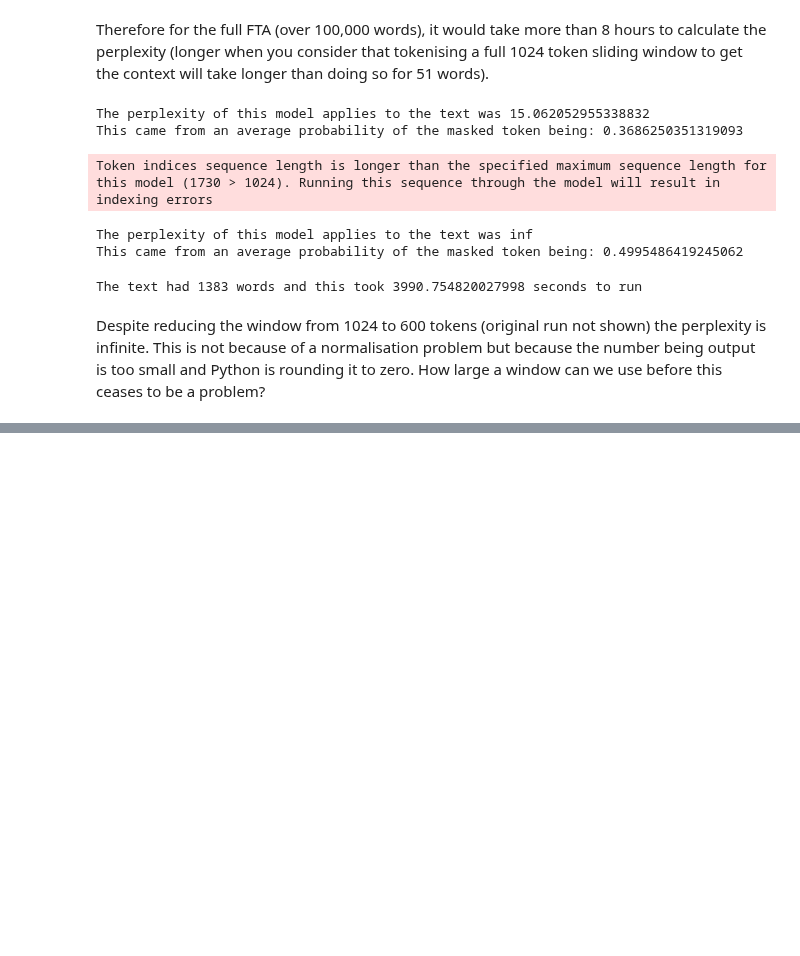
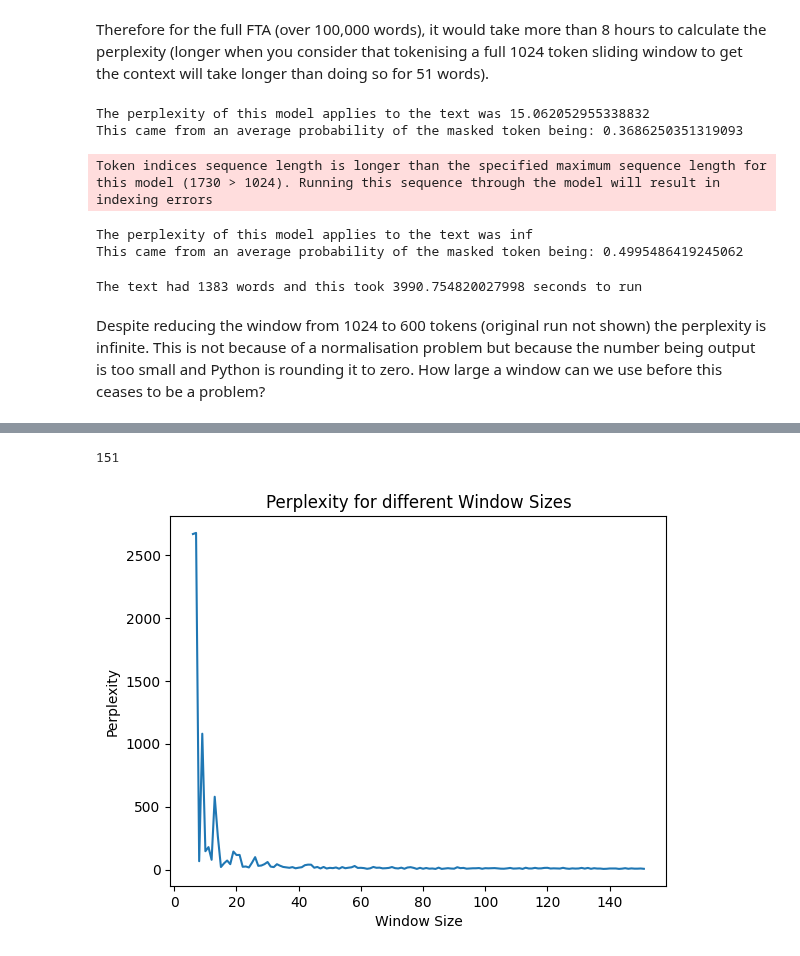
Before and after one commit to aecoaker/FTA-Summary, a Jupyter notebook: Exploring_BART_Models.ipynb, the cells around one changed output, grey strips where cells are left out. Cells and saved outputs as stored; diff of their text form; code cells hidden in the pictures; blank space fills up the shorter version.

```diff
--- a/Exploring_BART_Models.ipynb
+++ b/Exploring_BART_Models.ipynb
@@ -151,7 +151,6 @@ def perplexity(text, model = 'facebook/bart-base'):
   perplexity = prod__pp_t ** (1.0/(window_end - window_start))
   print('The perplexity of this model applies to the text was ' + str(perplexity))
   print('This came from an average probability of the masked token being: ' + str(statistics.mean(all_probs)))
-  return all_probs
 # %%
 #check this still works as expected for smaller blocks of text
 text = "After receipt by a Party's investigating authority of a properly documented application for an anti-dumping investigation or a countervailing duty investigation with respect to imports from the other Party and before initiating an investigation, the importing Party shall provide written notification to the other Party of its receipt of the application. "
@@ -165,5 +164,4 @@ text = 'For the purposes of this Chapter: “bilateral safeguard measure” mean
-start = time.perf_counter()
-all_probs = perplexity(text)
+start = time.perf_counter()perplexity(text)
 end = time.perf_counter()
 # %% [output]
 Token indices sequence length is longer than the specified maximum sequence length for this model (1730 > 1024). Running this sequence through the model will result in indexing errors
@@ -220,6 +218,4 @@ def perplexity(text, window = 10, model = 'facebook/bart-base'):
     prod__pp_t *= pp_t
   #calculate the perplexity by normalising this, also (for comparison) show avg probabilities
   perplexity = prod__pp_t ** (1.0/(window_end - window_start))
-  print('The perplexity of this model applies to the text was ' + str(perplexity))
-  print('This came from an average probability of the masked token being: ' + str(statistics.mean(all_probs)))
-  return all_probs
+  return perplexity
@@ -225,0 +232,5 @@ def perplexity(text, window = 10, model = 'facebook/bart-base'):
+# %%
+windows = range(1,500)
+p = []
+for w in windows:
+  p.append(perplexity(text, window = w))
@@ -225,0 +256,13 @@ def perplexity(text, window = 10, model = 'facebook/bart-base'):
+# %%
+len(p)
+# %% [output]
+151
+# %%
+import matplotlib.pyplot as plt
+plt.plot(windows[5:151], p[5:])
+plt.title('Perplexity for different Window Sizes')
+plt.xlabel('Window Size')
+plt.ylabel('Perplexity')
+plt.show()
+# %% [output]
+[figure, added]
```
Also changed, not shown: parts of 2 cells of this notebook.
